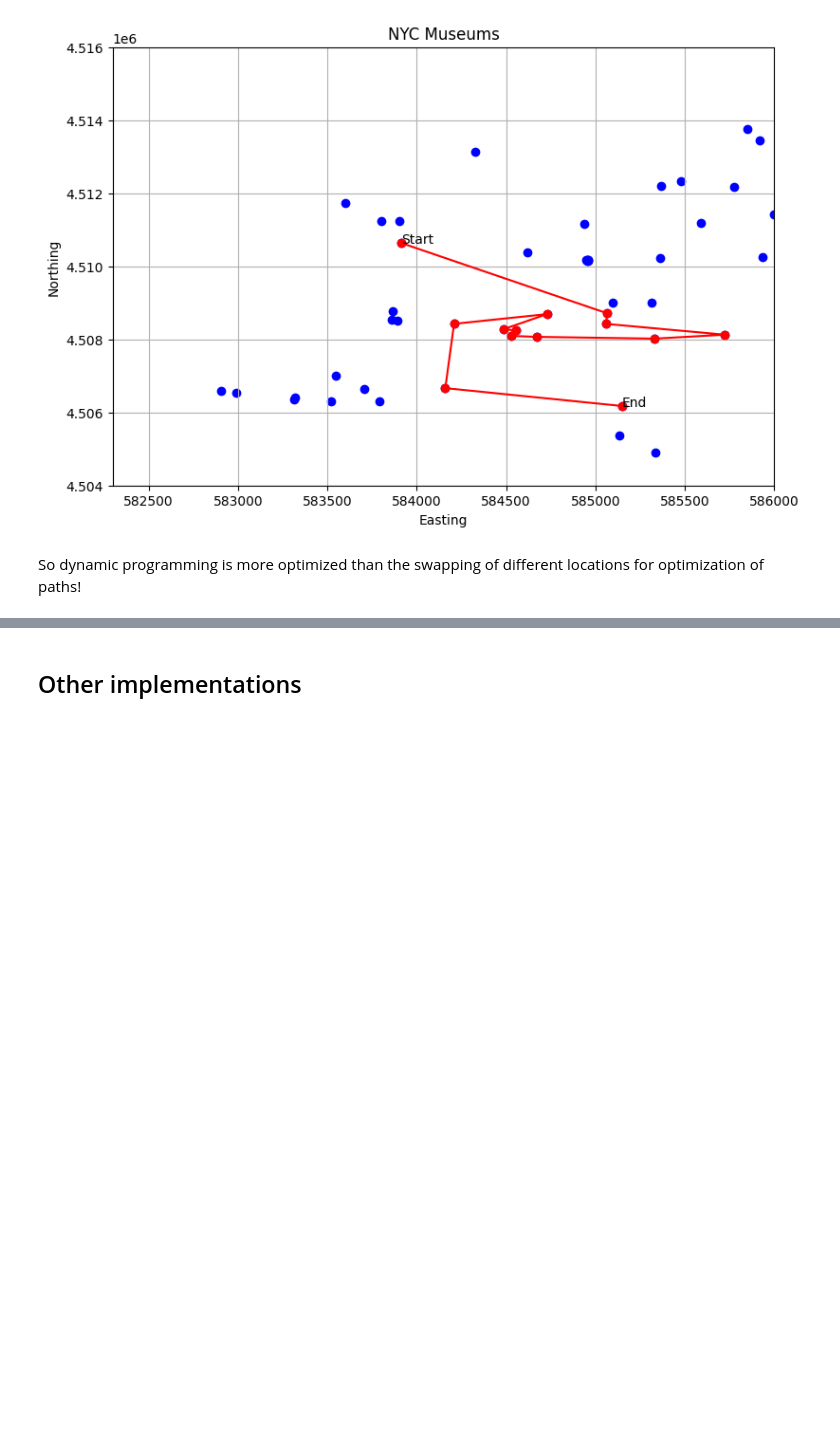
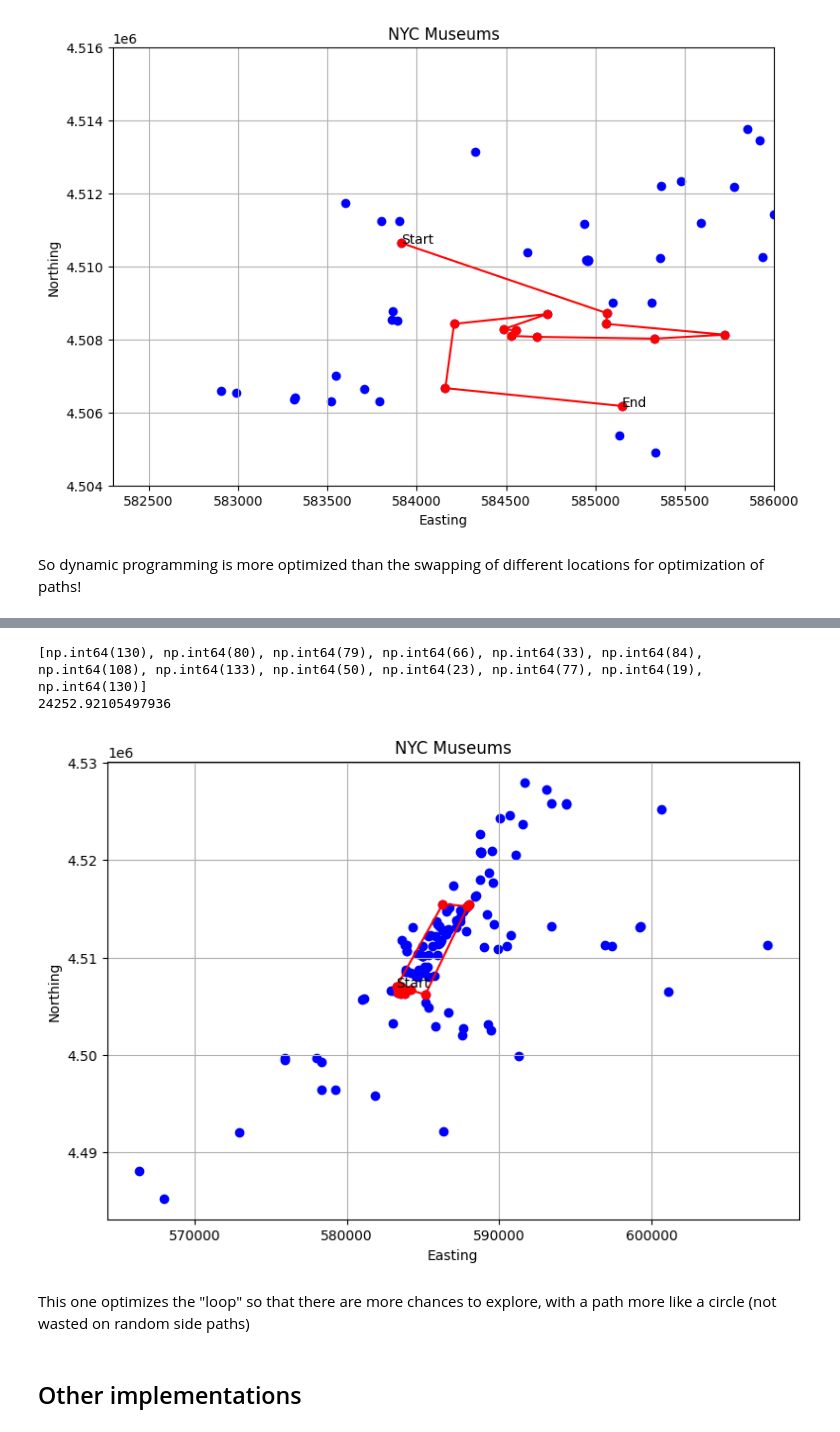
Before and after one commit to ath3naw/Itinerary-Optimizer, a Jupyter notebook: analysis.ipynb, the cells around one changed output, grey strips where cells are left out. Saved outputs shown, nothing was run; the diff lists cells and outputs as text; code cells hidden in the pictures; blank space fills up the shorter version.

```diff
--- a/analysis.ipynb
+++ b/analysis.ipynb
@@ -761,3 +873,51 @@ So dynamic programming is more optimized than the swapping of different location
+# %%
+# want a code for a loop aimed at an angle from the start (with no angle between points going past 180 degrees from the start)
+def pick_angled_loop_points(df, start_idx, num_locations, cen):
+    points = df[["easting", "northing"]].to_numpy(dtype=float)
+
+    # Polar coords
+    vect = points - cen
+    r = np.linalg.norm(vect, axis=1)
+    theta = np.arctan2(vect[:,1], vect[:,0])
+
+    # Pick k points near radius, defined by distance to start
+    r0 = r[start_idx]
+    idx = np.argsort(np.abs(r - r0))[:num_locations+1]  # +1 to account for start point
+
+    selected_theta = theta[idx]
+
+    # Order circularly
+    order = np.argsort(selected_theta)
+    itinerary = list(idx[order]) + [start_idx]  # include start point at end
+    total_dist = path_cost(itinerary)
+
+    return itinerary, total_dist
+# %%
+points = df[["easting", "northing"]].to_numpy(dtype=float)
+cen = np.mean(points, axis=0)
+# %%
+order, total_dist = pick_angled_loop_points(df, start_idx, num_locations, cen)
+print(order)
+print(total_dist)
+# %% [output]
+[np.int64(130), np.int64(80), np.int64(79), np.int64(66), np.int64(33), np.int64(84), np.int64(108), np.int64(133), np.int64(50), np.int64(23), np.int64(77), np.int64(19), np.int64(130)]
+24252.92105497936
+# %%
+fig, ax = plt.subplots(figsize = (9,6))
+plt.scatter(df["easting"], df["northing"], c='blue', marker='o')
+#plt.xlim(575000, 586000)
+#plt.ylim(4.495*10**6, 4.51*10**6)
+plt.plot(df["easting"].iloc[order], df["northing"].iloc[order], c='red', marker='o')
+plt.xlabel('Easting')
+plt.ylabel('Northing')
+plt.title('NYC Museums')
+ax.annotate('Start', xy=(df["easting"].iloc[start_idx]-0.0001, df["northing"].iloc[start_idx]), xytext=(df["easting"].iloc[start_idx]-0.001, df["northing"].iloc[start_idx]-0.002))
+plt.grid()
+plt.show()
+# %% [output]
+[figure, added]
+# %% [markdown]
+This one optimizes the "loop" so that there are more chances to explore, with a path more like a circle (not wasted on random side paths)
 # %% [markdown]
 ## Other implementations
 # %%
```
Also changed, not shown: parts of 10 cells of this notebook, 4 other files.
